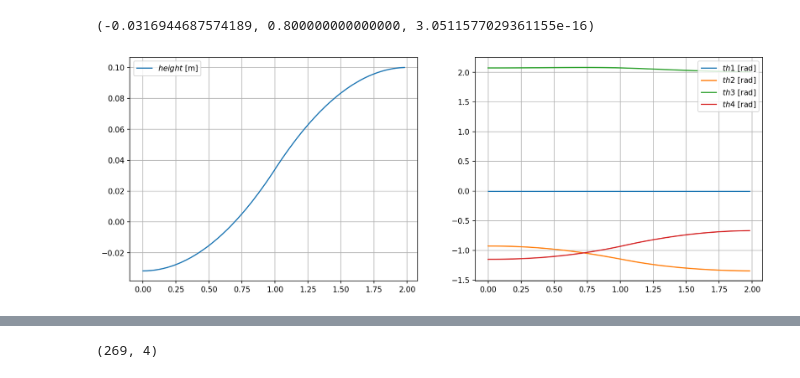
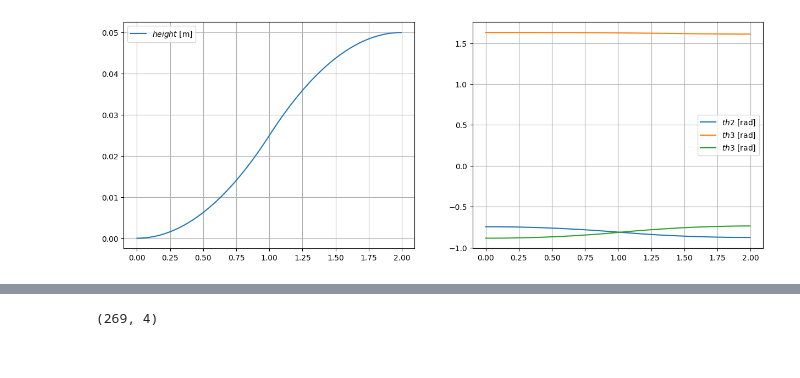
Before and after one commit to ssc166/joint_control, a Jupyter notebook: src/control_1/IK.ipynb, the cells around one changed output, grey strips where cells are left out. Cells and saved outputs as stored; diff of their text form; code cells hidden in the pictures.

```diff
--- a/src/control_1/IK.ipynb
+++ b/src/control_1/IK.ipynb
@@ -19,0 +97,3 @@ import modern_robotics as mr
+# %%
+thetalistd = get_init_pos(0.9)
+thetalistd
@@ -19,0 +103,3 @@ import modern_robotics as mr
+# %%
+x,z, x_com, z_com, theta_P = get_end_point(thetalistd[0], thetalistd[1], thetalistd[2])
+x,z, x_com, z_com, theta_P
@@ -19,0 +166,2 @@ import modern_robotics as mr
+# %%
+q2list, q3list, q4list = horizon_traj(x_com, 0.05, z_com)
@@ -134,5 +296,0 @@ thetalistd, h = get_deg(0.8)
-# %%
-s0,z, theta_P = get_end_point(q1, q2, q3, q4)
-s0,z, theta_P
-# %% [output]
-(-0.0316944687574189, 0.800000000000000, 3.0511577029361155e-16)
@@ -192,25 +297,23 @@ def horizon_traj(h_cur, horizon_cur, horizon_end, thetalistd):
-# %%
-q1list, q2list,q3list, q4list= horizon_traj(h, s0, 0.1, thetalistd)
 # %%
-time, traj = utils.Trapezoidal_Traj_Gen_Given_Amax_and_T(1,2,0.03)
-height_path = utils.Path_Gen(s0, 0.1, traj[:,0])
+time, traj = utils.Trapezoidal_Traj_Gen_Given_Amax_and_T(1,2,0.015)
+height_path = utils.Path_Gen(0, 0.05, traj[:,0])
 
-pl.figure(1, figsize=(15,12), dpi=150)
+pl.figure(1, figsize=(15,12), dpi=100)
 pl.subplot(221);
 pl.plot(time, height_path);
 pl.legend([r'$height$ [m]'], loc='best')
 pl.grid()
 
 plt.grid(True, axis='y')
 
 pl.figure(1, figsize=(15,12), dpi=150)
 pl.subplot(222);
-pl.plot(time, q1list,time, q2list, time, q3list, time, q4list );
-pl.legend([r'$th1$ [rad]', r'$th2$ [rad]', r'$th3$ [rad]', r'$th4$ [rad]'], loc='best')
+pl.plot( time, q2list, time, q3list, time, q4list );
+pl.legend([r'$th2$ [rad]', r'$th3$ [rad]', r'$th3$ [rad]', r'$th4$ [rad]'], loc='best')
 pl.grid()
 
 plt.grid(True, axis='y')
 
 plt.show()
 # %% [output]
-[figure, old version]
+[figure, new version]
```
Also changed, not shown: parts of 27 cells of this notebook, 28 other files.
